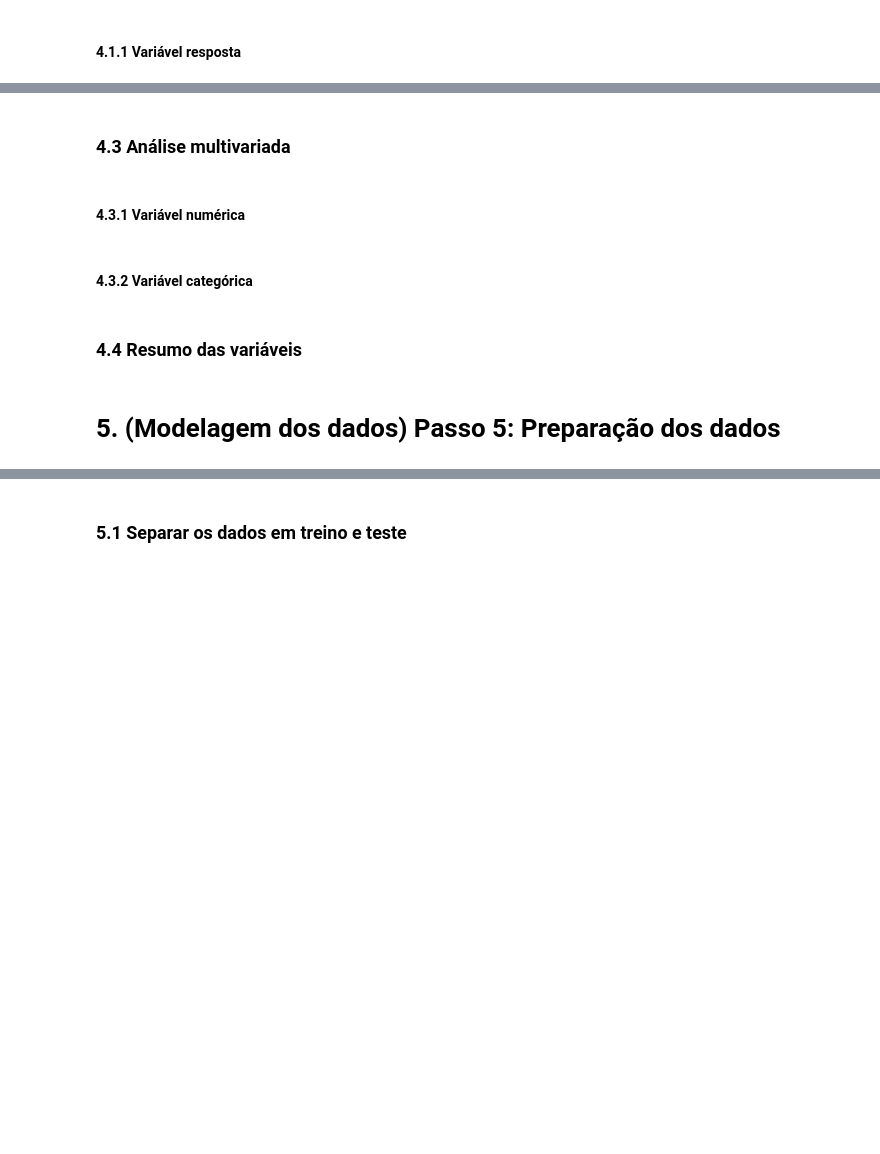
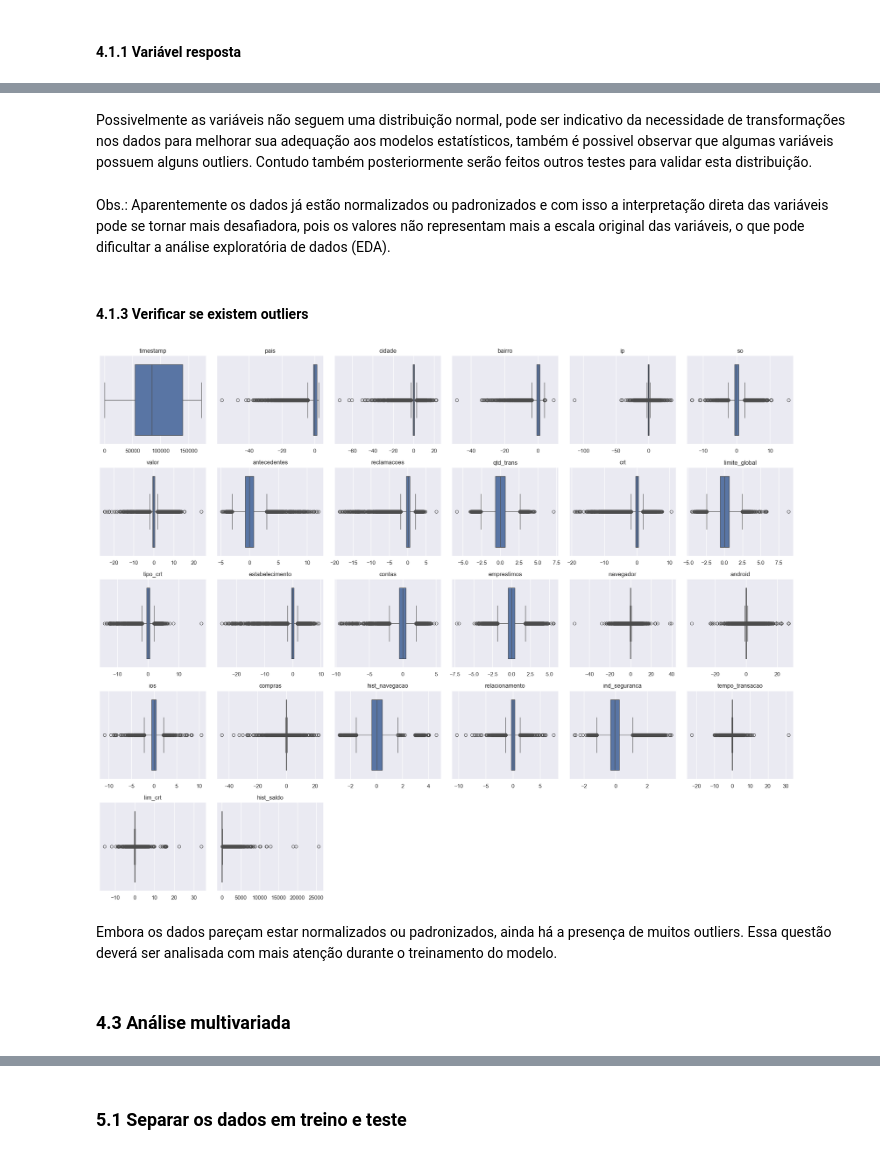
Before and after one commit to leonardonassibfonseca/deteccao_fraude, a Jupyter notebook: notebooks/projeto.ipynb, the cells around one changed output, grey strips where cells are left out. Drawn from its saved outputs; the diff is of its cells as text; code cells hidden in the pictures; blank space fills up the shorter version.

```diff
--- a/notebooks/projeto.ipynb
+++ b/notebooks/projeto.ipynb
@@ -82,10 +578,30 @@ pd.set_option('display.max_columns', None)
+# %% [markdown]
+Possivelmente as variáveis não seguem uma distribuição normal, pode ser indicativo da necessidade de transformações nos dados para melhorar sua adequação aos modelos estatísticos, também é possivel observar que algumas variáveis possuem alguns outliers. Contudo também posteriormente serão feitos outros testes para validar esta distribuição.
+# %% [markdown]
+Obs.: Aparentemente os dados já estão normalizados ou padronizados e com isso a interpretação direta das variáveis pode se tornar mais desafiadora, pois os valores não representam mais a escala original das variáveis, o que pode dificultar a análise exploratória de dados (EDA).
+# %% [markdown]
+#### 4.1.3 Verificar se existem outliers
+# %%
+fig = plt.figure(figsize = (20, 16))
+grid = GridSpec(5, 6, figure = fig)
+
+colunas = ['timestamp', 'pais', 'cidade', 'bairro', 'ip', 'so', 'valor',
+           'antecedentes', 'reclamacoes', 'qtd_trans', 'crt', 'limite_global',
+           'tipo_crt', 'estabelecimento', 'contas', 'emprestimos', 'navegador',
+           'android', 'ios', 'compras', 'hist_navegacao', 'relacionamento',
+           'ind_seguranca', 'tempo_transacao', 'lim_crt', 'hist_saldo']
+
+for i, coluna in enumerate(colunas):
+    ax = plt.subplot(grid[i // 6, i % 6])
+    sns.boxplot(x = df4[coluna], ax = ax)
+    ax.set_title(coluna)
+    ax.set_xlabel('')
+
+plt.tight_layout()
+plt.show();
+# %% [output]
+[figure, added]
+# %% [markdown]
+Embora os dados pareçam estar normalizados ou padronizados, ainda há a presença de muitos outliers. Essa questão deverá ser analisada com mais atenção durante o treinamento do modelo.
 # %% [markdown]
 ### 4.3 Análise multivariada
-# %% [markdown]
-#### 4.3.1 Variável numérica
-# %% [markdown]
-#### 4.3.2 Variável categórica
-# %% [markdown]
-### 4.4 Resumo das variáveis
-# %% [markdown]
-# 5. (Modelagem dos dados) Passo 5: Preparação dos dados
```
Also changed, not shown: parts of 166 cells of this notebook.
